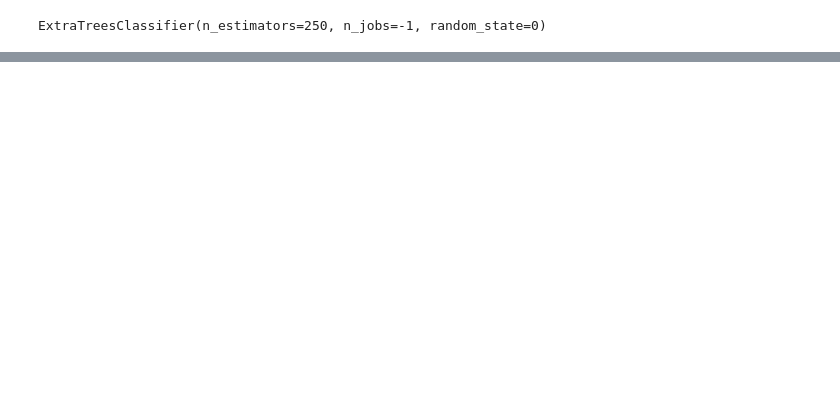
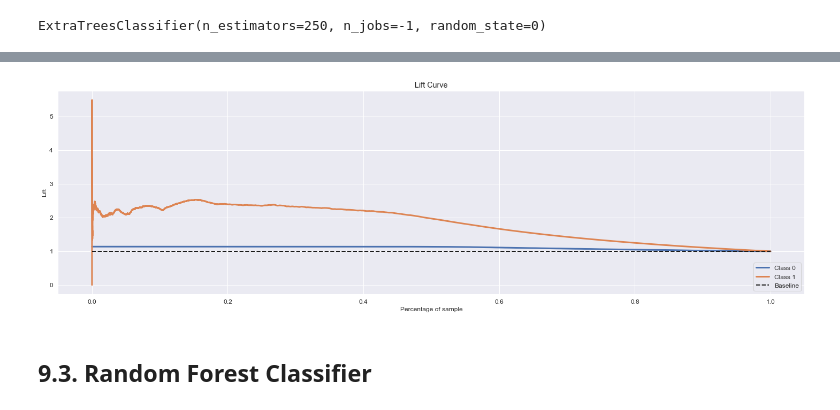
Before and after one commit to Lucas-Okamura/Health-Insurance-Cross-Sell, a Jupyter notebook: Health_Insurance_Cross_Sell.ipynb, the cells around one changed output, grey strips where cells are left out. Drawn from its saved outputs; the diff is of its cells as text; code cells hidden in the pictures; blank space fills up the shorter version.

```diff
--- a/Health_Insurance_Cross_Sell.ipynb
+++ b/Health_Insurance_Cross_Sell.ipynb
@@ -860,0 +883,7 @@ skplt.metrics.plot_cumulative_gain( y_val, yhat_lr );
+# %%
+# Lift curve Logistic Regression
+skplt.metrics.plot_lift_curve( y_val, yhat_lr );
+# %% [output]
+[figure, added]
+# %% [markdown]
+## 9.3. Random Forest Classifier<a id='random_forest'></a>
```
Also changed, not shown: parts of 47 cells of this notebook, 2 other files.
